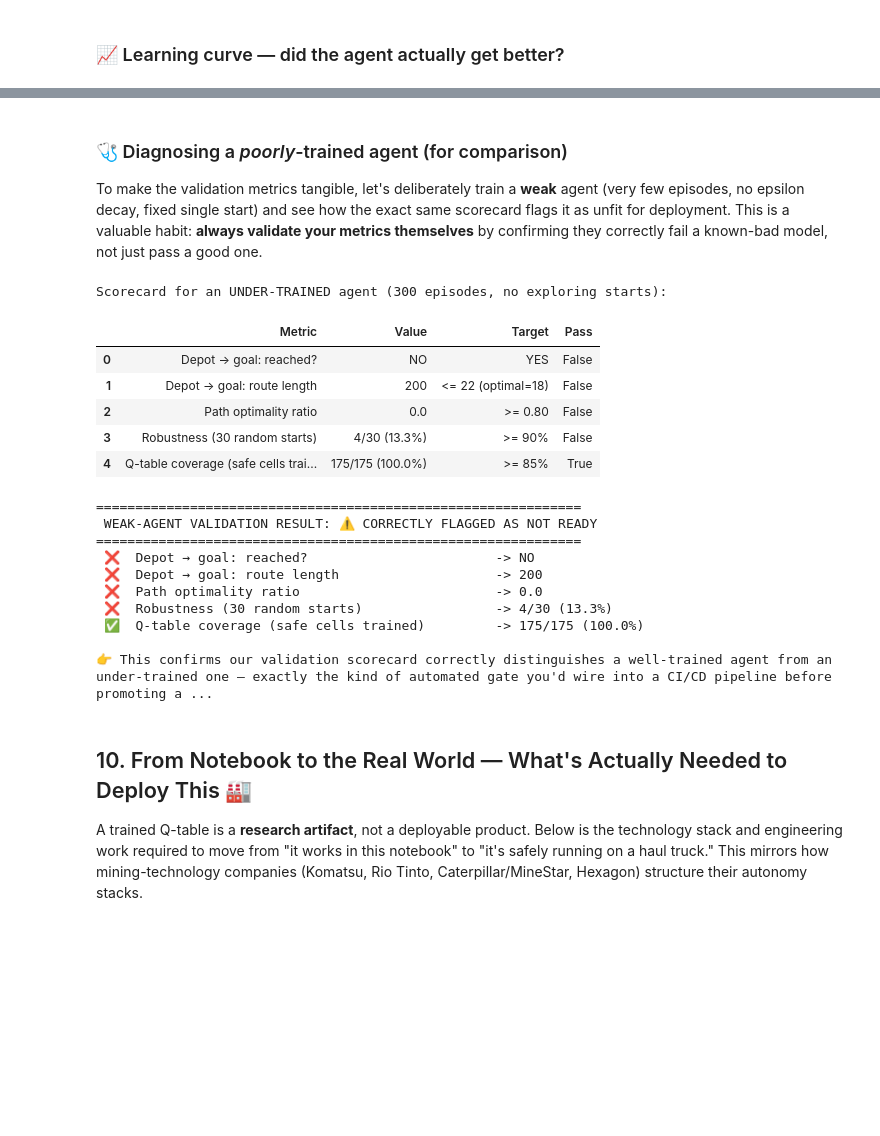
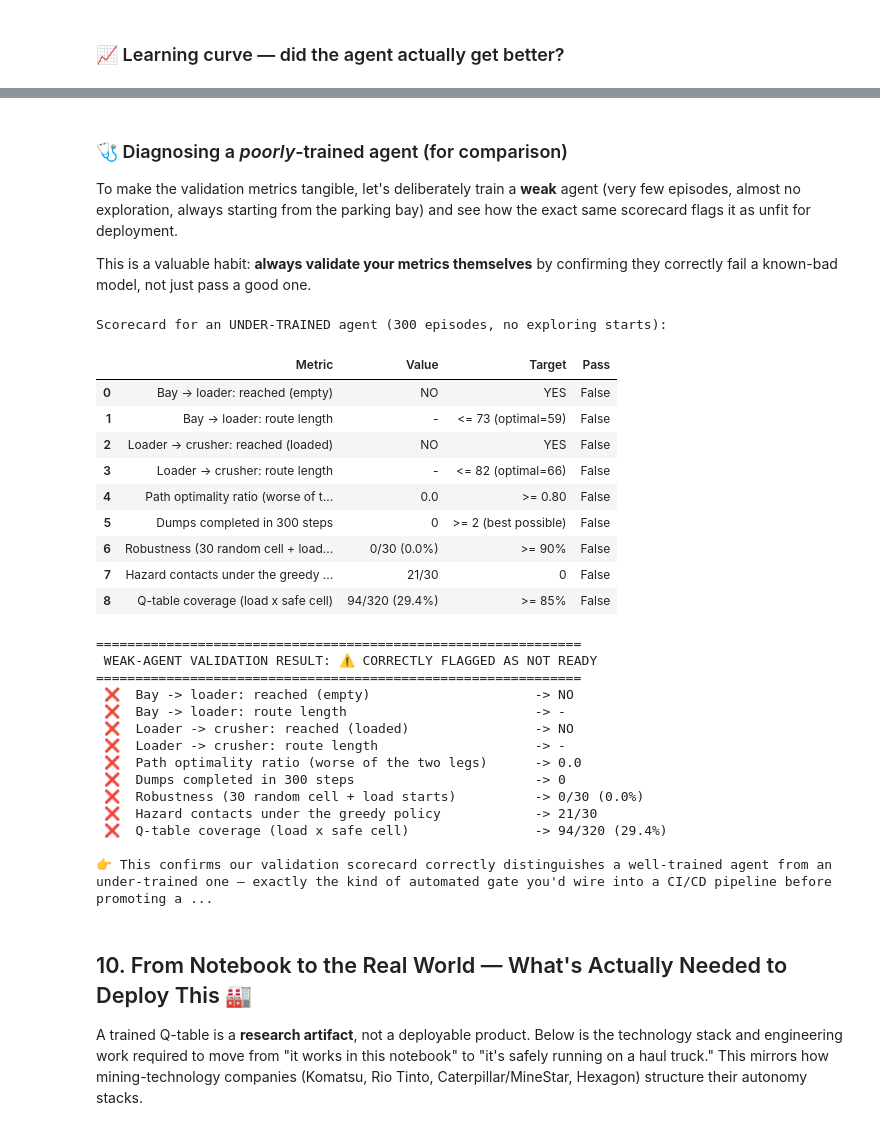
Before and after one commit to KgadiKatse/reinforcement_learning, a Jupyter notebook: Industrial_Q_Learning_Exercise.ipynb, the cells around one changed output, grey strips where cells are left out. Drawn from its saved outputs; the diff is of its cells as text; code cells hidden in the pictures; blank space fills up the shorter version.

```diff
--- a/Industrial_Q_Learning_Exercise.ipynb
+++ b/Industrial_Q_Learning_Exercise.ipynb
@@ -576,13 +576,17 @@ ep  24000  eps 0.091  avg return   -179.5  avg dumps 0.01  crash rate 1.00
 ep  27000  eps 0.067  avg return   -138.7  avg dumps 0.16  crash rate 0.98
 ep  30000  eps 0.050  avg return   -106.7  avg dumps 0.32  crash rate 0.95
 # %%
-def greedy_rollout(Q, max_steps=MAX_STEPS):
+def greedy_rollout(Q, max_steps=MAX_STEPS, start=None, load=None):
     env = MinePitEnv(max_steps=max_steps)
     s = env.reset()
+    if start is not None or load is not None:
+        start_cell = start if start is not None else START_STATE
+        start_load = load if load is not None else EMPTY
+        s = place_truck(env, start_cell, load=start_load)
     path = [(s, None)]
     totals = {'return': 0, 'loads': 0, 'dumps': 0, 'crashed': False}
     while True:
-        a = int(np.argmax(Q[s[2], s[0], s[1]]))   # pure greedy, no exploration
+        a = int(np.argmax(Q[s[2], s[0], s[1]]))
         s, r, terminated, truncated, event = env.step(a)
         path.append((s, a))
         totals['return'] += r
@@ -1265,18 +1256,18 @@ We use the hyperparameters recommended by the theory in Section 4:
 # %%
-
 # ── Deterministic reference run — this is our "golden" baseline ─────────────
 q_table, history = train_agent(
-    episodes=10_000,
+    episodes=30_000,
     epsilon_start=1.0,
     epsilon_end=0.05,
-    decay_episodes=6_000,
-    discount_factor=0.95,
+    decay_episodes=20_000,
+    discount_factor=0.995,
     learning_rate=0.1,
     exploring_starts=True,
     seed=SEED,
 )
 
 print("✅ Training complete.")
-print(f"Trained on {len(history['steps']):,} episodes.")
+print(f"Trained on {len(history['reward']):,} episodes.")
+print(f"Q-table shape (load, row, col, action): {q_table.shape}")
 # %% [output]
 ✅ Training complete.
@@ -1329,0 +1320,13 @@ Reached the loading bay: ✅ YES
+# %%
+path, totals = greedy_rollout(q_table)
+print("Greedy rollout from the parking bay:", totals)
+
+legs = split_legs(path)
+for load, name in [(EMPTY, "Empty  (bay -> loader)"), (LOADED, "Loaded (loader -> crusher)")]:
+    complete = [cells for cells, done in legs[load] if done]
+    print(f"{name}: {len(complete[0]) - 1} moves" if complete else f"{name}: goal not reached")
+print(f"Shortest possible (breadth-first search): "
+      f"{len(bfs_shortest_path(START_STATE, LOAD_STATE)) - 1} and "
+      f"{len(bfs_shortest_path(LOAD_STATE, CRUSHER_STATE)) - 1} moves")
+
+render_policy_maps(path, totals)
@@ -1499,44 +1517,44 @@ for _, row in scorecard.iterrows():
 # %% [markdown]
-
 ### 🩺 Diagnosing a *poorly*-trained agent (for comparison)
 
-To make the validation metrics tangible, let's deliberately train a **weak** agent (very few
-episodes, no epsilon decay, fixed single start) and see how the exact same scorecard flags
-it as unfit for deployment. This is a valuable habit: **always validate your metrics
-themselves** by confirming they correctly fail a known-bad model, not just pass a good one.
+To make the validation metrics tangible, let's deliberately train a **weak** agent (very few episodes, almost no exploration, always starting from the parking bay) and see how the exact same scorecard flags it as unfit for deployment.
+
+This is a valuable habit: **always validate your metrics themselves** by confirming they correctly fail a known-bad model, not just pass a good one.
 # %%
-
 weak_q_table, weak_history = train_agent(
     episodes=300,                 # far too few episodes
     epsilon_start=0.1,            # barely any exploration
     epsilon_end=0.1,              # ... and it never increases
     decay_episodes=1,
-    discount_factor=0.95,
+    discount_factor=0.995,
     learning_rate=0.1,
-    exploring_starts=False,       # only ever sees the fixed depot start
+    exploring_starts=False,       # only ever starts empty in the parking bay
     seed=SEED,
 )
 
 weak_scorecard = evaluate_agent(weak_q_table)
 print("Scorecard for an UNDER-TRAINED agent (300 episodes, no exploring starts):")
 weak_scorecard
 # %% [output]
 Scorecard for an UNDER-TRAINED agent (300 episodes, no exploring starts):
 |  | Metric | Value | Target | Pass |
-| 0 | Depot → goal: reached? | NO | YES | False |
-| 1 | Depot → goal: route length | 200 | <= 22 (optimal=18) | False |
-| 2 | Path optimality ratio | 0.0 | >= 0.80 | False |
-| 3 | Robustness (30 random starts) | 4/30 (13.3%) | >= 90% | False |
-| 4 | Q-table coverage (safe cells trai... | 175/175 (100.0%) | >= 85% | True |
+| 0 | Bay -> loader: reached (empty) | NO | YES | False |
+| 1 | Bay -> loader: route length | - | <= 73 (optimal=59) | False |
+| 2 | Loader -> crusher: reached (loaded) | NO | YES | False |
+| 3 | Loader -> crusher: route length | - | <= 82 (optimal=66) | False |
+| 4 | Path optimality ratio (worse of t... | 0.0 | >= 0.80 | False |
+| 5 | Dumps completed in 300 steps | 0 | >= 2 (best possible) | False |
+| 6 | Robustness (30 random cell + load... | 0/30 (0.0%) | >= 90% | False |
+| 7 | Hazard contacts under the greedy ... | 21/30 | 0 | False |
+| 8 | Q-table coverage (load x safe cell) | 94/320 (29.4%) | >= 85% | False |
 # %%
-
 weak_pass = weak_scorecard["Pass"].all()
 print("=" * 62)
 print(f" WEAK-AGENT VALIDATION RESULT: {'✅ READY' if weak_pass else '⚠️ CORRECTLY FLAGGED AS NOT READY'}")
 print("=" * 62)
 for _, row in weak_scorecard.iterrows():
     flag = "✅" if row["Pass"] else "❌"
-    print(f" {flag}  {row['Metric']:<45} -> {row['Value']}")
+    print(f" {flag}  {row['Metric']:<50} -> {row['Value']}")
 
 print("\n👉 This confirms our validation scorecard correctly distinguishes a "
       "well-trained agent from an under-trained one — exactly the kind of automated "
@@ -1546,11 +1564,15 @@ print("\n👉 This confirms our validation scorecard correctly distinguishes a "
 ==============================================================
  WEAK-AGENT VALIDATION RESULT: ⚠️ CORRECTLY FLAGGED AS NOT READY
 ==============================================================
- ❌  Depot → goal: reached?                        -> NO
- ❌  Depot → goal: route length                    -> 200
- ❌  Path optimality ratio                         -> 0.0
- ❌  Robustness (30 random starts)                 -> 4/30 (13.3%)
- ✅  Q-table coverage (safe cells trained)         -> 175/175 (100.0%)
+ ❌  Bay -> loader: reached (empty)                     -> NO
+ ❌  Bay -> loader: route length                        -> -
+ ❌  Loader -> crusher: reached (loaded)                -> NO
+ ❌  Loader -> crusher: route length                    -> -
+ ❌  Path optimality ratio (worse of the two legs)      -> 0.0
+ ❌  Dumps completed in 300 steps                       -> 0
+ ❌  Robustness (30 random cell + load starts)          -> 0/30 (0.0%)
+ ❌  Hazard contacts under the greedy policy            -> 21/30
+ ❌  Q-table coverage (load x safe cell)                -> 94/320 (29.4%)
 
 👉 This confirms our validation scorecard correctly distinguishes a well-trained agent from an under-trained one — exactly the kind of automated gate you'd wire into a CI/CD pipeline before promoting a ...
 # %% [markdown]
```
Also changed, not shown: parts of 17 cells of this notebook.
